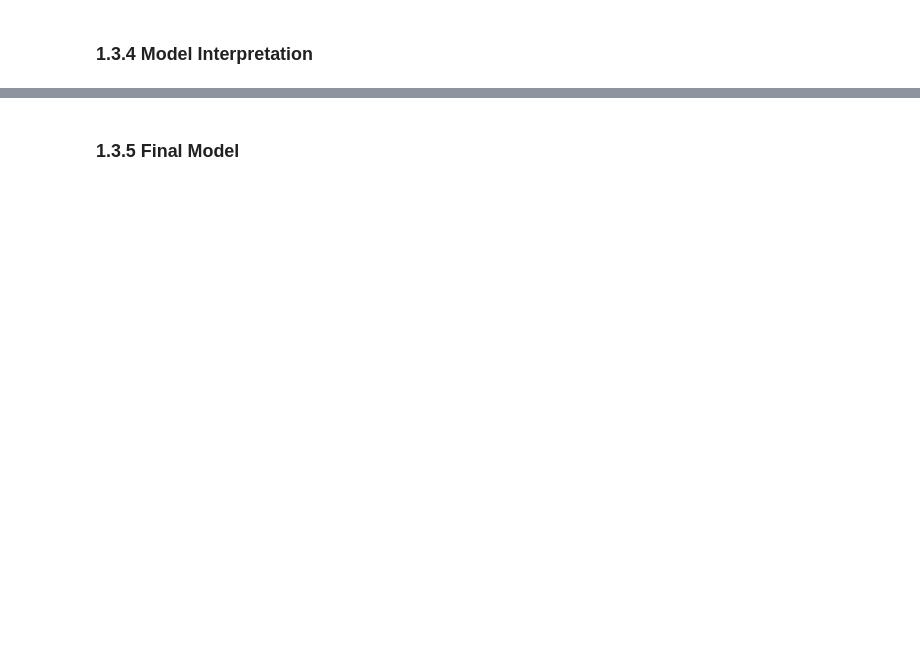
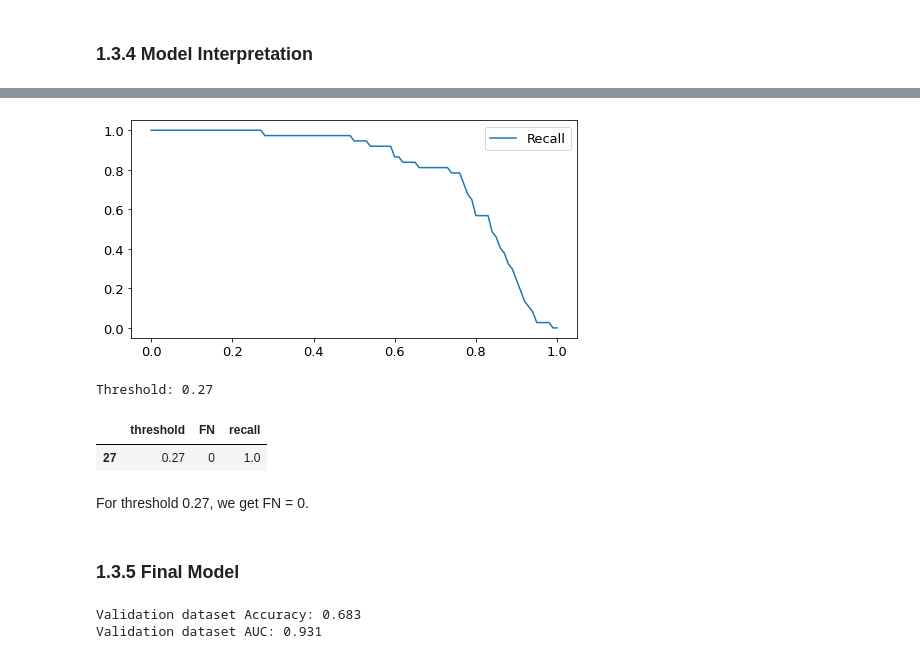
Before and after one commit to mdrkb/mlcamp, a Jupyter notebook: 07-midterm-project/notebook.ipynb, the cells around one changed output, grey strips where cells are left out. Cells and saved outputs as stored; diff of their text form; code cells hidden in the pictures; blank space fills up the shorter version.

```diff
--- a/07-midterm-project/notebook.ipynb
+++ b/07-midterm-project/notebook.ipynb
@@ -548,0 +665,13 @@ roc_auc_score(y_val, y_pred)
+# %%
+# Iterate over different threshold values and calculate recall
+thresholds = np.arange(0, 1.01, 0.01)
+
+scores = []
+for t in thresholds:
+    result = (y_pred_val >= t)
+    fn = confusion_matrix(y_val, result)[1][0]
+    recall = recall_score(y_val, result, zero_division=0).round(3)
+    scores.append((t, fn, recall))
+
+df_scores = pd.DataFrame(scores, columns=["threshold", "FN", "recall"])
+df_scores
@@ -549,2 +692,41 @@ roc_auc_score(y_val, y_pred)
+# %%
+# Draw recall plot
+plt.plot(df_scores["threshold"], df_scores['recall'], label='Recall')
+plt.legend()
+plt.draw()
+# %% [output]
+[figure, added]
+# %%
+threshold = df_scores[df_scores["recall"] == 1]["threshold"].max()
+print(f"Threshold: {threshold}")
+df_scores[df_scores["threshold"] == 0.27]
+# %% [output]
+Threshold: 0.27
+|  | threshold | FN | recall |
+| 27 | 0.27 | 0 | 1.0 |
+# %% [markdown]
+For threshold 0.27, we get FN = 0.
 # %% [markdown]
 ### 1.3.5 Final Model
+# %%
+# Train the model again with tuned parameters
+rf_final = RandomForestClassifier(
+    n_estimators = 100,
+    criterion="gini",
+    max_depth=None,
+    max_features=5,
+    min_samples_leaf=5,
+    min_samples_split=7,
+    random_state=1,
+    n_jobs=-1
+)
+rf_final.fit(X_train, y_train)
+
+# Predit using validation dataset
+y_pred = rf_final.predict_proba(X_val)[:, 1]
+result = (y_pred >= 0.27)
+print(f"Validation dataset Accuracy: {(y_val == result).mean().round(3)}")
+print(f"Validation dataset AUC: {roc_auc_score(y_val, y_pred).round(3)}")
+# %% [output]
+Validation dataset Accuracy: 0.683
+Validation dataset AUC: 0.931
```
Also changed, not shown: parts of 25 cells of this notebook.
